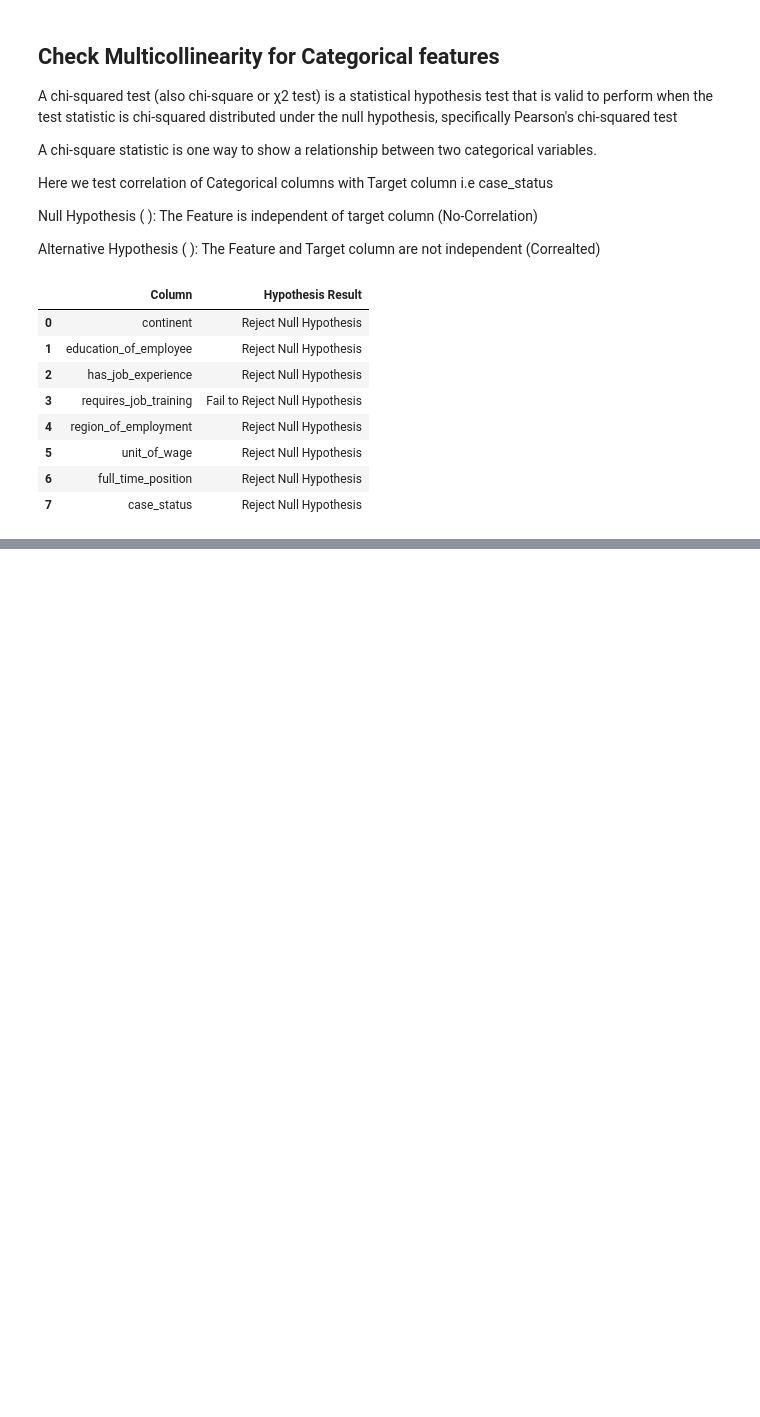
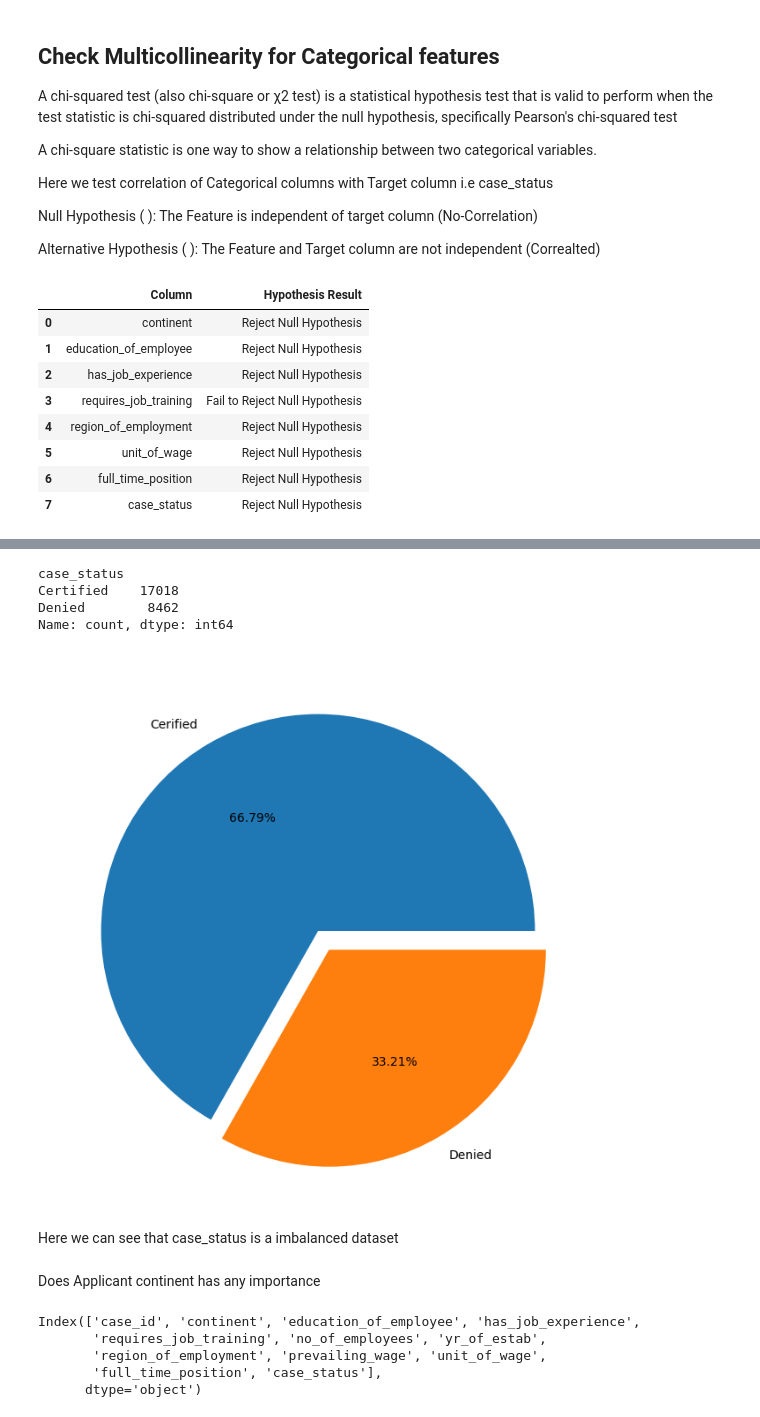
Before and after one commit to pratikmore124/USA-VSA-Approval-Predction, a Jupyter notebook: Notebook/EDA.ipynb, the cells around one changed output, grey strips where cells are left out. Drawn from its saved outputs; the diff is of its cells as text; code cells hidden in the pictures; blank space fills up the shorter version.

```diff
--- a/Notebook/EDA.ipynb
+++ b/Notebook/EDA.ipynb
@@ -249,0 +320,30 @@ result
+# %%
+df.case_status.value_counts()
+# %% [output]
+case_status
+Certified    17018
+Denied        8462
+Name: count, dtype: int64
+# %%
+percentage = df.case_status.value_counts(normalize=True)
+label = ["Cerified","Denied"]
+
+# plot pie chart
+fig,ax = plt.subplots(figsize = (15,8))
+explode = (0,0.1)
+ax.pie(percentage,labels=label,explode=explode,autopct='%1.2f%%')
+plt.show()
+# %% [output]
+[figure, added]
+# %% [markdown]
+Here we can see that case_status is a imbalanced dataset
+# %% [markdown]
+Does Applicant continent has any importance
+# %%
+df.columns
+# %% [output]
+Index(['case_id', 'continent', 'education_of_employee', 'has_job_experience',
+       'requires_job_training', 'no_of_employees', 'yr_of_estab',
+       'region_of_employment', 'prevailing_wage', 'unit_of_wage',
+       'full_time_position', 'case_status'],
+      dtype='object')
```
Also changed, not shown: parts of 33 cells of this notebook, 1 other file.
